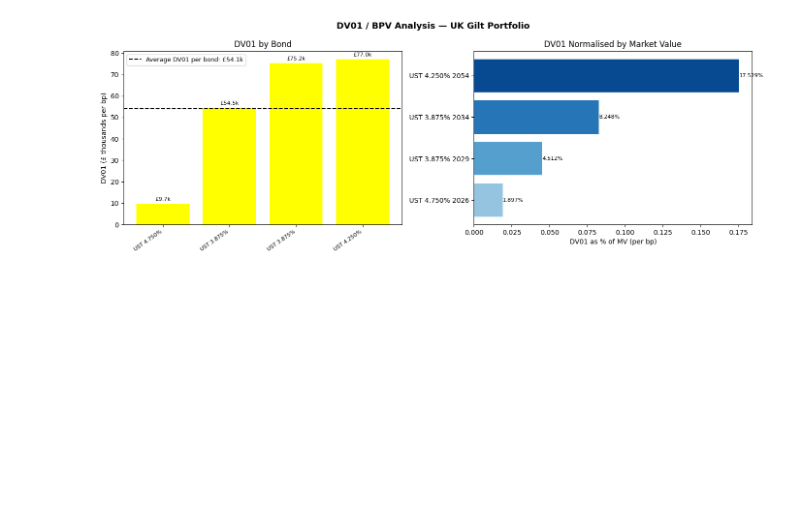
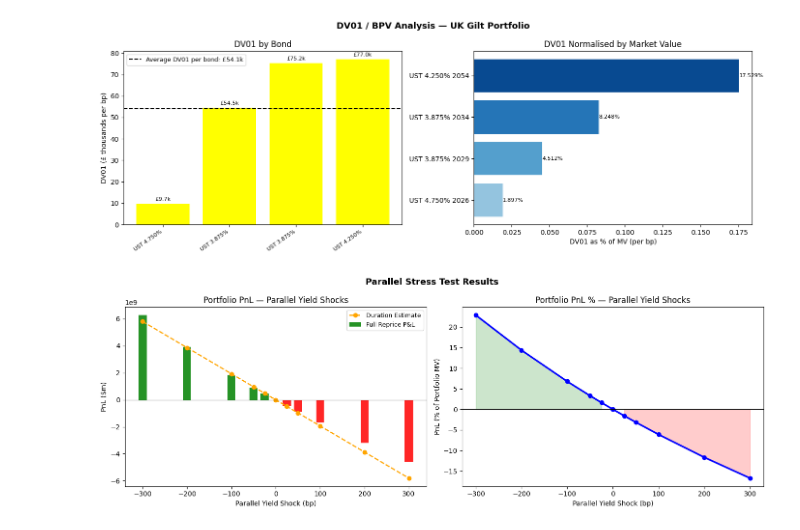
Before and after one commit to sbaijal/Yield-Curve-Modeling, a Jupyter notebook: notebooks/yield-curve-risk-management.ipynb, the cells around one changed output. Saved outputs shown, nothing was run; the diff lists cells and outputs as text; code cells hidden in the pictures; blank space fills up the shorter version.

Commit message:
parallel shocks

```diff
--- a/notebooks/yield-curve-risk-management.ipynb
+++ b/notebooks/yield-curve-risk-management.ipynb
@@ -112,6 +112,9 @@ ax1.legend()
 plt.suptitle('Modified Duration Analysis', fontsize=13, fontweight='bold')
 plt.tight_layout()
 plt.show()
+
+pf_mv = portfolio_df['Market Value ($)'].sum()
+pf_duration = (portfolio_df['Modified Duration (years)'] * portfolio_df['Market Value ($)']).sum() / pf_mv
 # %% [output]
 [figure]
 # %%
@@ -191,3 +194,66 @@ plt.tight_layout()
 plt.show()
 # %% [output]
 [figure]
+# %%
+shocks_bp = [-300, -200, -100, -50, -25, 0, 25, 50, 100, 200, 300]
+
+def portfolio_mv(shock_bp, params=NS):
+    shocked_params = dict(b0 = params['b0'] + shock_bp/100,
+                          b1 = params['b1'],
+                          b2 = params['b2'],
+                          lam = params['lam'])
+    total_mv = 0
+    for _, rows in portfolio_df.iterrows():
+        bond_price = price_bond(rows['Coupon Rate (%)'], rows['Maturity (years)'], rows['Face Value ($)'], params=shocked_params)['price']
+        total_mv += bond_price/100 * rows['Market Value ($)'] * 1e6
+    return total_mv
+
+base_mv = portfolio_mv(0)
+results = []
+for shock in shocks_bp:
+    shocked_mv = portfolio_mv(shock)
+    change = shocked_mv - base_mv
+    mv_pct_change = change / base_mv * 100
+    results.append({
+        'Shock (bp)': shock,
+        'Portfolio MV ($m)': shocked_mv/1e6,
+        'PnL ($m)': change/1e6 *100,
+        'PnL (%)': mv_pct_change
+    })
+
+stress_df = pd.DataFrame(results)
+
+stress_df['Estimated Duration ($m)'] = [-pf_duration * base_mv/1e6 * s/100 for s in shocks_bp]
+fig, axes = plt.subplots(1, 2, figsize=(14, 5))
+
+ax = axes[0]
+ax.bar(stress_df['Shock (bp)'], stress_df['PnL ($m)'],
+       color=['red' if v < 0 else 'green' for v in stress_df['PnL ($m)']],
+       width=18, alpha=0.85, label='Full Reprice P&L')
+ax.plot(stress_df['Shock (bp)'], stress_df['Estimated Duration ($m)'],
+        'o--', color='orange', lw=1.8, label='Duration Estimate')
+ax.axhline(0, color='black', lw=0.8)
+ax.set_xlabel('Parallel Yield Shock (bp)')
+ax.set_ylabel('PnL ($m)')
+ax.set_title('Portfolio PnL — Parallel Yield Shocks')
+ax.legend(fontsize=9)
+
+ax = axes[1]
+ax.plot(stress_df['Shock (bp)'], stress_df['PnL (%)'], 'o-', color='blue', lw=2.5)
+ax.axhline(0, color='black', lw=0.8)
+ax.fill_between(stress_df['Shock (bp)'], stress_df['PnL (%)'], 0,
+                where=stress_df['PnL (%)'] < 0, alpha=0.2, color='red')
+ax.fill_between(stress_df['Shock (bp)'], stress_df['PnL (%)'], 0,
+                where=stress_df['PnL (%)'] > 0, alpha=0.2, color='green')
+ax.set_xlabel('Parallel Yield Shock (bp)')
+ax.set_ylabel('PnL (% of Portfolio MV)')
+ax.set_title('Portfolio PnL % — Parallel Yield Shocks')
+
+plt.suptitle('Parallel Stress Test Results', fontsize=13, fontweight='bold')
+plt.tight_layout()
+plt.show()
+
+pnl_100 = stress_df.loc[stress_df['Shock (bp)']==100, 'PnL ($m)'].values[0]
+pnl_200 = stress_df.loc[stress_df['Shock (bp)']==200, 'PnL ($m)'].values[0]
+# %% [output]
+[figure, added]
```
